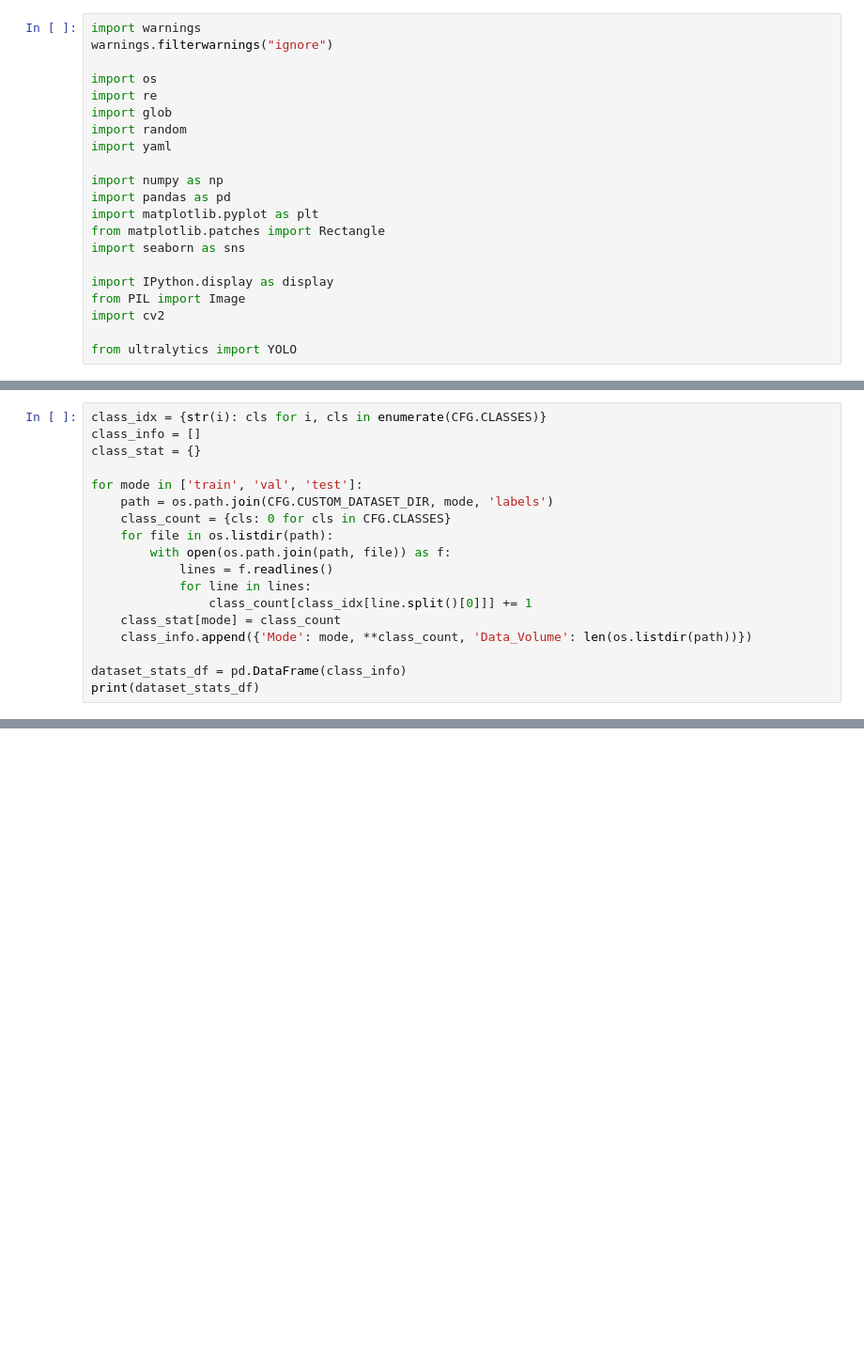
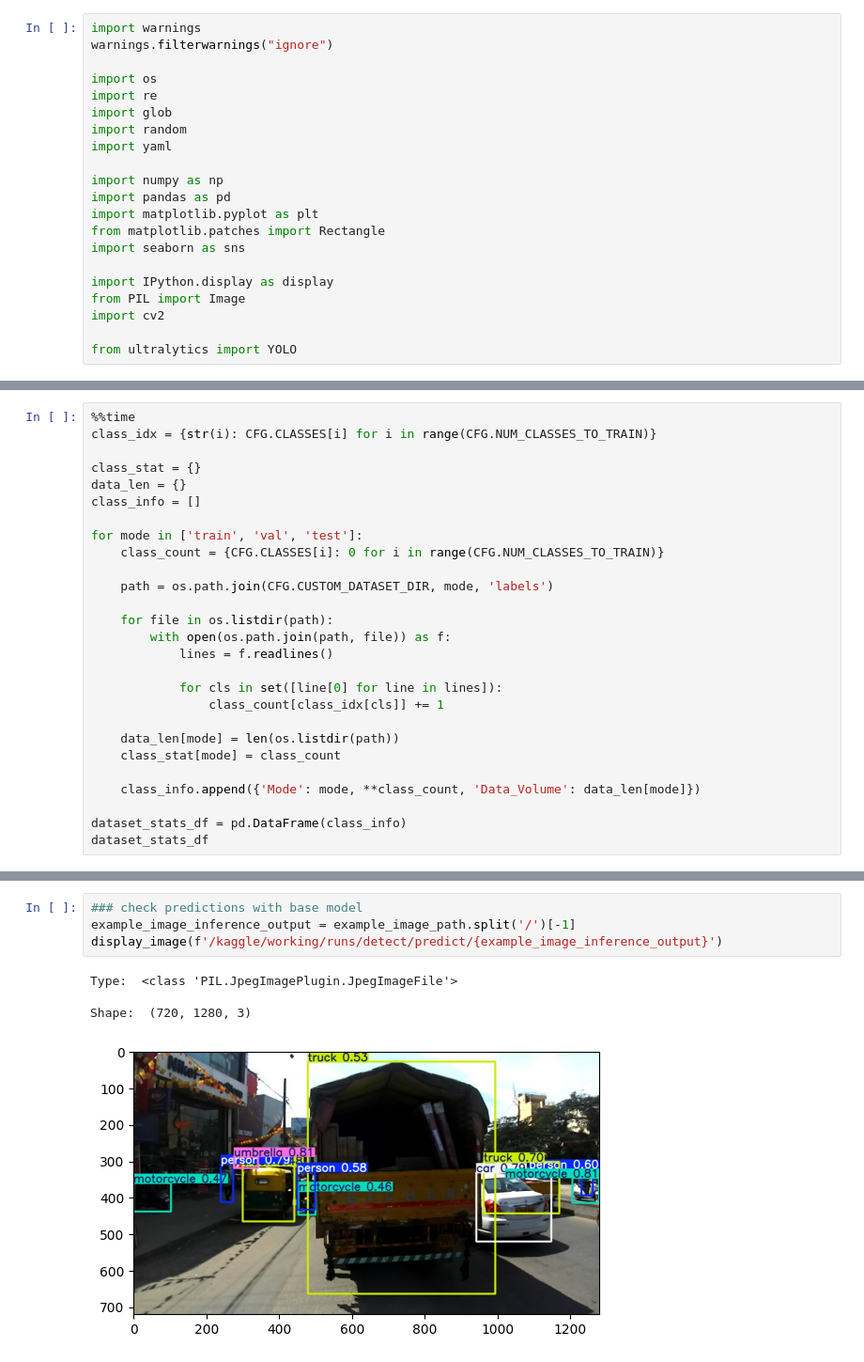
Before and after one commit to rajnandurkar/Object-Detection-on-Indian-Driving-Dataset-IDD-using-YOLOv11, a Jupyter notebook: notebook.ipynb, the cells around one changed output, grey strips where cells are left out. Shown at 94% size. Saved outputs shown, nothing was run; the diff lists cells and outputs as text; blank space fills up the shorter version.

```diff
--- a/notebook.ipynb
+++ b/notebook.ipynb
@@ -138,18 +259,27 @@ plot_random_images(folder_path, num_images=20)
 # %%
-class_idx = {str(i): cls for i, cls in enumerate(CFG.CLASSES)}
+%%time
+class_idx = {str(i): CFG.CLASSES[i] for i in range(CFG.NUM_CLASSES_TO_TRAIN)}
+
+class_stat = {}
+data_len = {}
 class_info = []
-class_stat = {}
 
 for mode in ['train', 'val', 'test']:
+    class_count = {CFG.CLASSES[i]: 0 for i in range(CFG.NUM_CLASSES_TO_TRAIN)}
+
     path = os.path.join(CFG.CUSTOM_DATASET_DIR, mode, 'labels')
-    class_count = {cls: 0 for cls in CFG.CLASSES}
+
     for file in os.listdir(path):
         with open(os.path.join(path, file)) as f:
             lines = f.readlines()
-            for line in lines:
-                class_count[class_idx[line.split()[0]]] += 1
+
+            for cls in set([line[0] for line in lines]):
+                class_count[class_idx[cls]] += 1
+
+    data_len[mode] = len(os.listdir(path))
     class_stat[mode] = class_count
-    class_info.append({'Mode': mode, **class_count, 'Data_Volume': len(os.listdir(path))})
+
+    class_info.append({'Mode': mode, **class_count, 'Data_Volume': data_len[mode]})
 
 dataset_stats_df = pd.DataFrame(class_info)
-print(dataset_stats_df)
+dataset_stats_df
@@ -155,0 +344,9 @@ print(dataset_stats_df)
+# %%
+### check predictions with base model
+example_image_inference_output = example_image_path.split('/')[-1]
+display_image(f'/kaggle/working/runs/detect/predict/{example_image_inference_output}')
+# %% [output]
+Type:  <class 'PIL.JpegImagePlugin.JpegImageFile'>
+
+Shape:  (720, 1280, 3)
+[figure, added]
```
Also changed, not shown: parts of 25 cells of this notebook.
